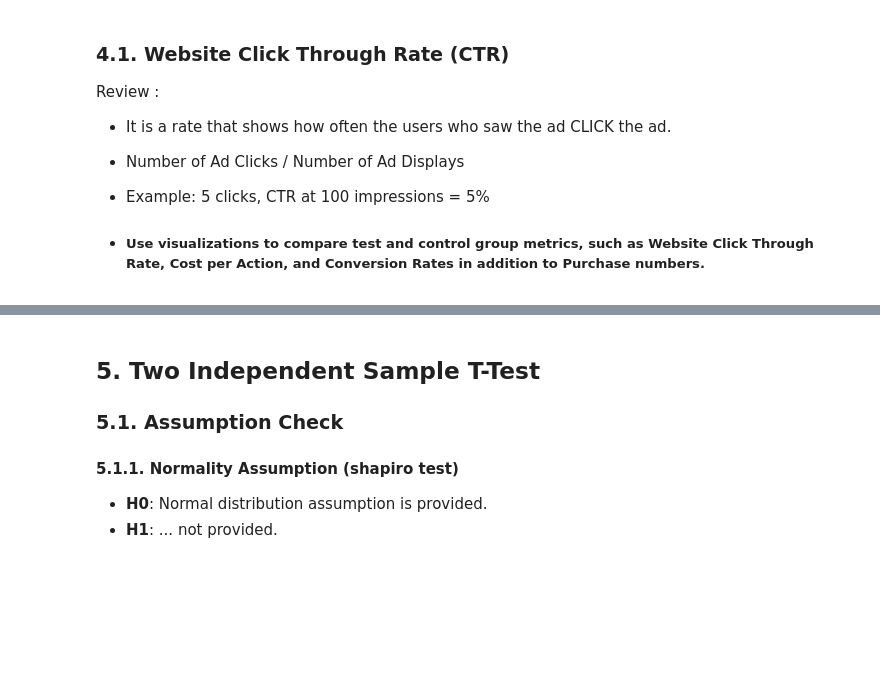
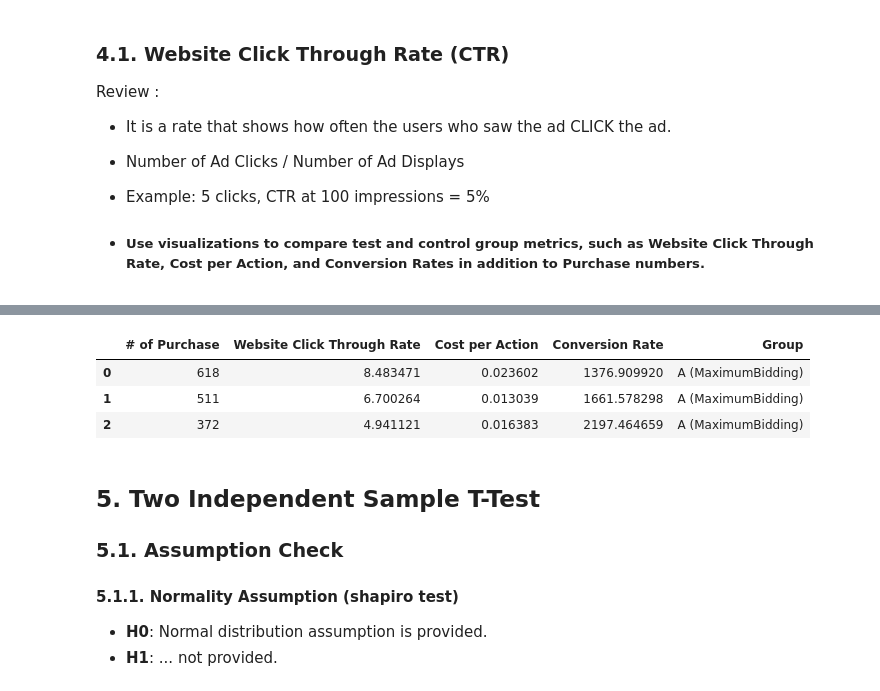
Before and after one commit to TyamanovaMargo/DI-Bootcamp, a Jupyter notebook: Week7/Day5/ExerciseXP/Mini_project_AB_test_using_real_data.ipynb, the cells around one changed output, grey strips where cells are left out. Drawn from its saved outputs; the diff is of its cells as text; code cells hidden in the pictures; blank space fills up the shorter version.

```diff
--- a/Week7/Day5/ExerciseXP/Mini_project_AB_test_using_real_data.ipynb
+++ b/Week7/Day5/ExerciseXP/Mini_project_AB_test_using_real_data.ipynb
@@ -64,13 +64,18 @@ def read_data() :
     - **Test group** (Average Bidding): Data from the new bidding strategy.
     The function removes rows with NaN values that originated from notes in the Excel file for the control group.
     """
-    #Maximum Bidding(Existing)
-    control = pd.read_excel("../input/ab-test-dataset/AB_Case_Study.xlsx", sheet_name="Control Group")
-    #Average Bidding(New)
-    test = pd.read_excel("../input/ab-test-dataset/AB_Case_Study.xlsx", sheet_name="Test Group")
+   # Load the control and test datasets
+    control = pd.read_csv("/Users/margotiamanova/Desktop/DI-Bootcamp/Week7/Day5/ExerciseXP/control_group.csv", sep=';')
+    test = pd.read_csv("/Users/margotiamanova/Desktop/DI-Bootcamp/Week7/Day5/ExerciseXP/test_group.csv", sep=';')
 
-    #In the control dataframe, the rows containing NaN values from the 'note' column (imported from Excel) were removed
-    control.drop(control.index[[30,31]], inplace = True)
+    # Check the size of the control dataframe before dropping rows
+    print(f"Control dataframe size: {control.shape}")
+
+    # Drop rows 30 and 31 only if they exist
+    if len(control) > 30:
+        control.drop(control.index[[30, 31]], inplace=True)
+    else:
+        print("Rows 30 and 31 do not exist in the control dataframe.")
 
     return control, test
 
@@ -252,0 +364,11 @@ control, test = read_data()
+# %%
+# TODO : Fill the control dataframe values NaN value with KNNImputer.
+
+# Select only numerical columns for imputation
+numerical_cols = control.select_dtypes(include=['number']).columns
+# Apply KNN Imputer
+imputer = KNNImputer(n_neighbors=8)  # You can adjust the number of neighbors
+control[numerical_cols] = imputer.fit_transform(control[numerical_cols])
+
+# Check if NaN values are filled
+print(control.isnull().sum())  # Should print 0 for all numerical columns
@@ -268,3 +446,10 @@ print(test.info())
 #TODO : Apply the feature engineering on control and test, what does the function do exactly ?
 
 #TODO : Prepare and generate features for visualization with the help of a function
+
+print(feature_engineering(control, test))
+
+
+print(data_prepare_for_visualization(control,test))
+
+AB, control_nop, test_nop = data_prepare_for_visualization(control,test)
@@ -286,5 +496,13 @@ show_boxplot(2,2,[0,1],cols,(18,9))
 # %%
 #TODO : create your dataframe for AB test and print the first 3 rows of it.
+
+
+AB.head(3)
+# %% [output]
+|  | # of Purchase | Website Click Through Rate | Cost per Action | Conversion Rate | Group |
+| 0 | 618 | 8.483471 | 0.023602 | 1376.909920 | A (MaximumBidding) |
+| 1 | 511 | 6.700264 | 0.013039 | 1661.578298 | A (MaximumBidding) |
+| 2 | 372 | 4.941121 | 0.016383 | 2197.464659 | A (MaximumBidding) |
 # %% [markdown]
 ## 5. Two Independent Sample T-Test
 ### 5.1. Assumption Check
```
Also changed, not shown: parts of 30 cells of this notebook.
